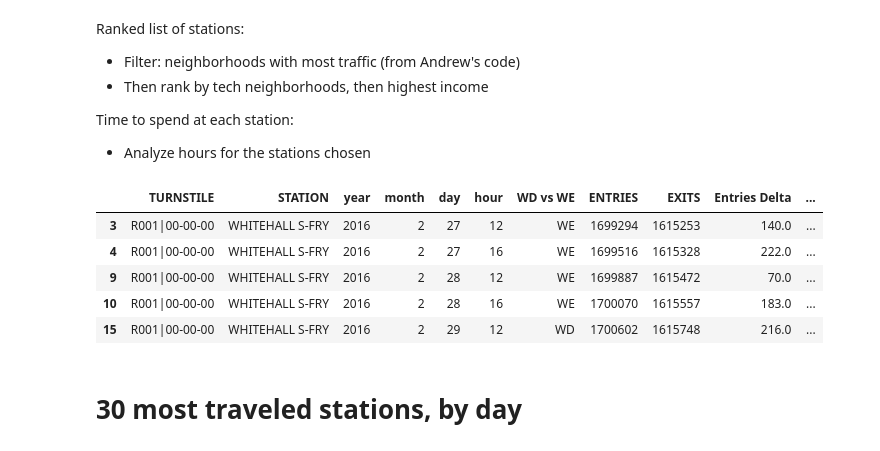
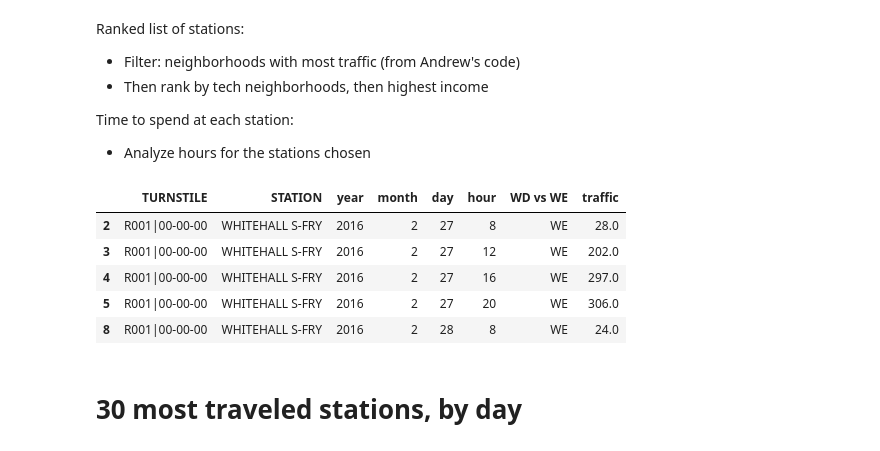
Before and after one commit to collindching/MTA-Turnstile-Analysis, a Jupyter notebook: Data Exploration (Collin).ipynb, the cells around one changed output. Saved outputs shown, nothing was run; the diff lists cells and outputs as text; code cells hidden in the pictures.

```diff
--- a/Data Exploration (Collin).ipynb
+++ b/Data Exploration (Collin).ipynb
@@ -10,18 +10,19 @@ Time to spend at each station:
 # %%
 import pandas as pd
 import seaborn as sns
 import matplotlib.pyplot as plt
 
 df = pd.read_pickle('data_clean.pkl')
-df.rename(columns={'Cum. Entries & Exits':'traffic'}, inplace=True)
+df.drop('Mean Entries & Exits',axis=1,inplace=True)
+df.rename(columns={'Cum. Entries & Exits': 'traffic'}, inplace=True)
 df.head()
 # %% [output]
-|  | TURNSTILE | STATION | year | month | day | hour | WD vs WE | ENTRIES | EXITS | Entries Delta | ... |
-| 3 | R001|00-00-00 | WHITEHALL S-FRY | 2016 | 2 | 27 | 12 | WE | 1699294 | 1615253 | 140.0 | ... |
-| 4 | R001|00-00-00 | WHITEHALL S-FRY | 2016 | 2 | 27 | 16 | WE | 1699516 | 1615328 | 222.0 | ... |
-| 9 | R001|00-00-00 | WHITEHALL S-FRY | 2016 | 2 | 28 | 12 | WE | 1699887 | 1615472 | 70.0 | ... |
-| 10 | R001|00-00-00 | WHITEHALL S-FRY | 2016 | 2 | 28 | 16 | WE | 1700070 | 1615557 | 183.0 | ... |
-| 15 | R001|00-00-00 | WHITEHALL S-FRY | 2016 | 2 | 29 | 12 | WD | 1700602 | 1615748 | 216.0 | ... |
+|  | TURNSTILE | STATION | year | month | day | hour | WD vs WE | traffic |
+| 2 | R001|00-00-00 | WHITEHALL S-FRY | 2016 | 2 | 27 | 8 | WE | 28.0 |
+| 3 | R001|00-00-00 | WHITEHALL S-FRY | 2016 | 2 | 27 | 12 | WE | 202.0 |
+| 4 | R001|00-00-00 | WHITEHALL S-FRY | 2016 | 2 | 27 | 16 | WE | 297.0 |
+| 5 | R001|00-00-00 | WHITEHALL S-FRY | 2016 | 2 | 27 | 20 | WE | 306.0 |
+| 8 | R001|00-00-00 | WHITEHALL S-FRY | 2016 | 2 | 28 | 8 | WE | 24.0 |
 # %% [markdown]
 # 30 most traveled stations, by day
 # %%
```
Also changed, not shown: parts of 3 cells of this notebook.
